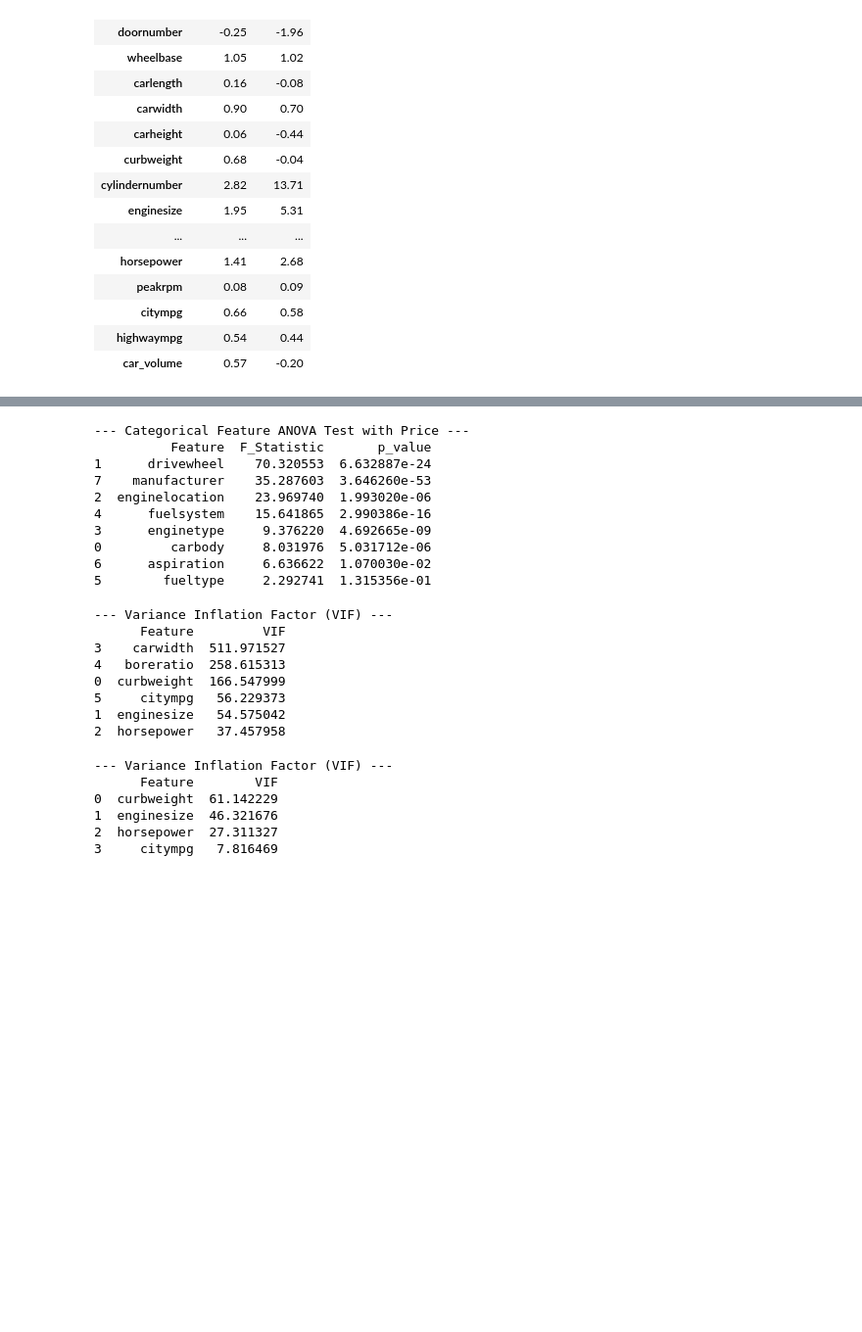
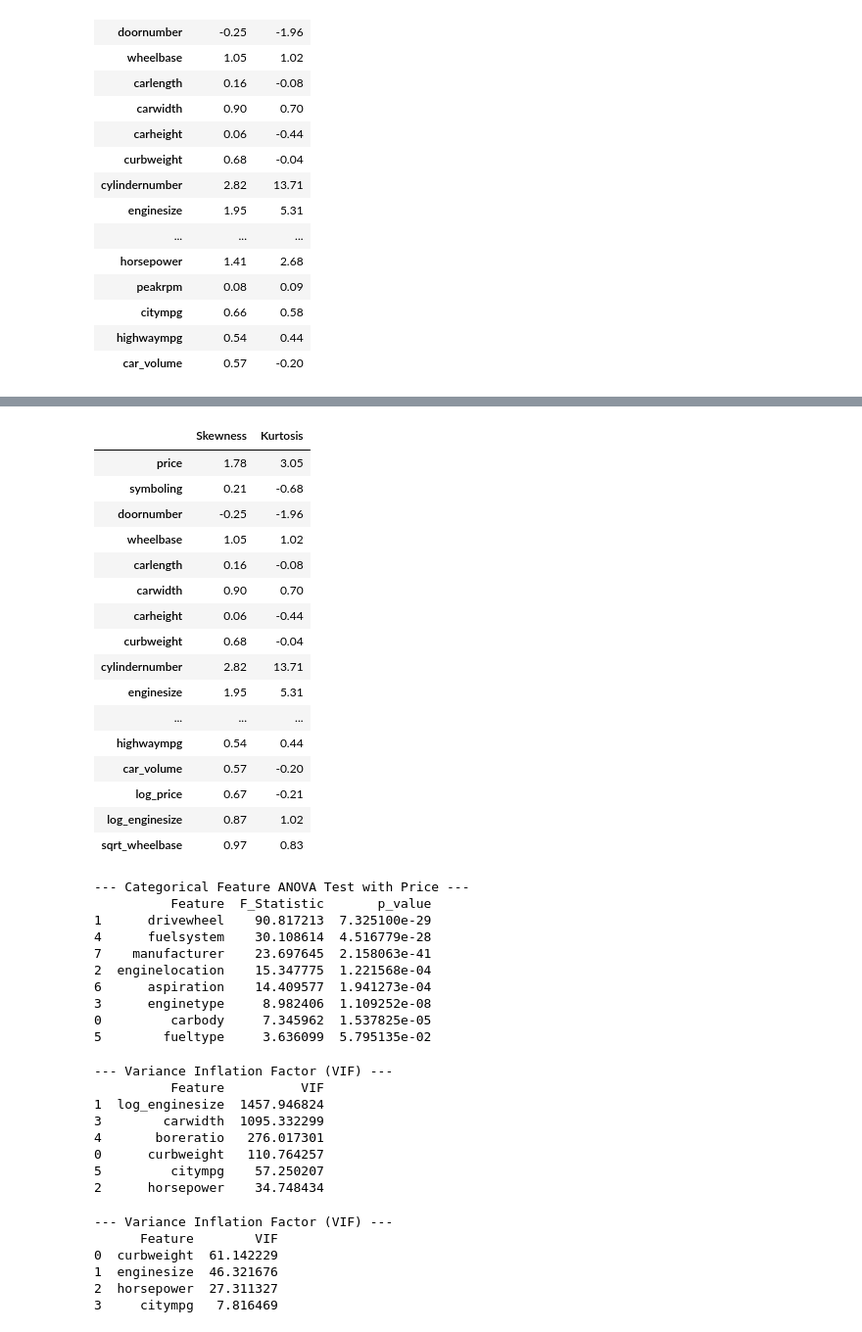
Before and after one commit to phonemes-and-speech-entrainment/Car_feature_price_analysis, a Jupyter notebook: jupyter_notebooks/Unit 2/car_price_visualisations_and_stats.ipynb, the cells around one changed output, grey strips where cells are left out. Shown at 98% size. Saved outputs shown, nothing was run; the diff lists cells and outputs as text; code cells hidden in the pictures; blank space fills up the shorter version.

```diff
--- a/jupyter_notebooks/Unit 2/car_price_visualisations_and_stats.ipynb
+++ b/jupyter_notebooks/Unit 2/car_price_visualisations_and_stats.ipynb
@@ -513,10 +536,38 @@ summary_stats
+# %%
+df_numeric2 = df.drop(columns=['car_ID'], errors='ignore').select_dtypes(include=['number'])
+
+# 2. Build summary DataFrame with only Skewness and Kurtosis
+summary_stats2 = pd.DataFrame({
+    'Skewness': df_numeric2.skew(),
+    'Kurtosis': df_numeric2.kurtosis()
+}).round(2)
+
+summary_stats2
+# %% [output]
+|  | Skewness | Kurtosis |
+| price | 1.78 | 3.05 |
+| symboling | 0.21 | -0.68 |
+| doornumber | -0.25 | -1.96 |
+| wheelbase | 1.05 | 1.02 |
+| carlength | 0.16 | -0.08 |
+| carwidth | 0.90 | 0.70 |
+| carheight | 0.06 | -0.44 |
+| curbweight | 0.68 | -0.04 |
+| cylindernumber | 2.82 | 13.71 |
+| enginesize | 1.95 | 5.31 |
+| ... | ... | ... |
+| highwaympg | 0.54 | 0.44 |
+| car_volume | 0.57 | -0.20 |
+| log_price | 0.67 | -0.21 |
+| log_enginesize | 0.87 | 1.02 |
+| sqrt_wheelbase | 0.97 | 0.83 |
 # %%
-# 2. ANOVA Test for Categorical Features against Price
+# ANOVA Test for Categorical Features against Price
 cat_cols = ['carbody', 'drivewheel', 'enginelocation', 'enginetype', 'fuelsystem', 'fueltype', 'aspiration', 'manufacturer']
 anova_results = []
 
 for col in cat_cols:
-    groups = [group['price'].values for name, group in df.groupby(col)]
+    groups = [group['log_price'].values for name, group in df.groupby(col)]
     f_stat, p_val = stats.f_oneway(*groups)
     anova_results.append({'Feature': col, 'F_Statistic': f_stat, 'p_value': p_val})
 
@@ -526,19 +577,19 @@ print(anova_df)
 # %% [output]
 --- Categorical Feature ANOVA Test with Price ---
           Feature  F_Statistic       p_value
-1      drivewheel    70.320553  6.632887e-24
-7    manufacturer    35.287603  3.646260e-53
-2  enginelocation    23.969740  1.993020e-06
-4      fuelsystem    15.641865  2.990386e-16
-3      enginetype     9.376220  4.692665e-09
-0         carbody     8.031976  5.031712e-06
-6      aspiration     6.636622  1.070030e-02
-5        fueltype     2.292741  1.315356e-01
+1      drivewheel    90.817213  7.325100e-29
+4      fuelsystem    30.108614  4.516779e-28
+7    manufacturer    23.697645  2.158063e-41
+2  enginelocation    15.347775  1.221568e-04
+6      aspiration    14.409577  1.941273e-04
+3      enginetype     8.982406  1.109252e-08
+0         carbody     7.345962  1.537825e-05
+5        fueltype     3.636099  5.795135e-02
 # %%
 from statsmodels.stats.outliers_influence import variance_inflation_factor
 
 # Select initial numerical candidate features
-candidate_num_features = ['curbweight', 'enginesize', 'horsepower', 'carwidth', 'boreratio', 'citympg']
+candidate_num_features = ['curbweight', 'log_enginesize', 'horsepower', 'carwidth', 'boreratio', 'citympg']
 
 X_vif = df[candidate_num_features].dropna()
 vif_data = pd.DataFrame()
@@ -549,13 +600,13 @@ print("--- Variance Inflation Factor (VIF) ---")
 print(vif_data.sort_values(by="VIF", ascending=False))
 # %% [output]
 --- Variance Inflation Factor (VIF) ---
-      Feature         VIF
-3    carwidth  511.971527
-4   boreratio  258.615313
-0  curbweight  166.547999
-5     citympg   56.229373
-1  enginesize   54.575042
-2  horsepower   37.457958
+          Feature          VIF
+1  log_enginesize  1457.946824
+3        carwidth  1095.332299
+4       boreratio   276.017301
+0      curbweight   110.764257
+5         citympg    57.250207
+2      horsepower    34.748434
 # %%
 # -------------------------------------------------------------------------
 # Initial feature selection
```
Also changed, not shown: parts of 5 cells of this notebook.
